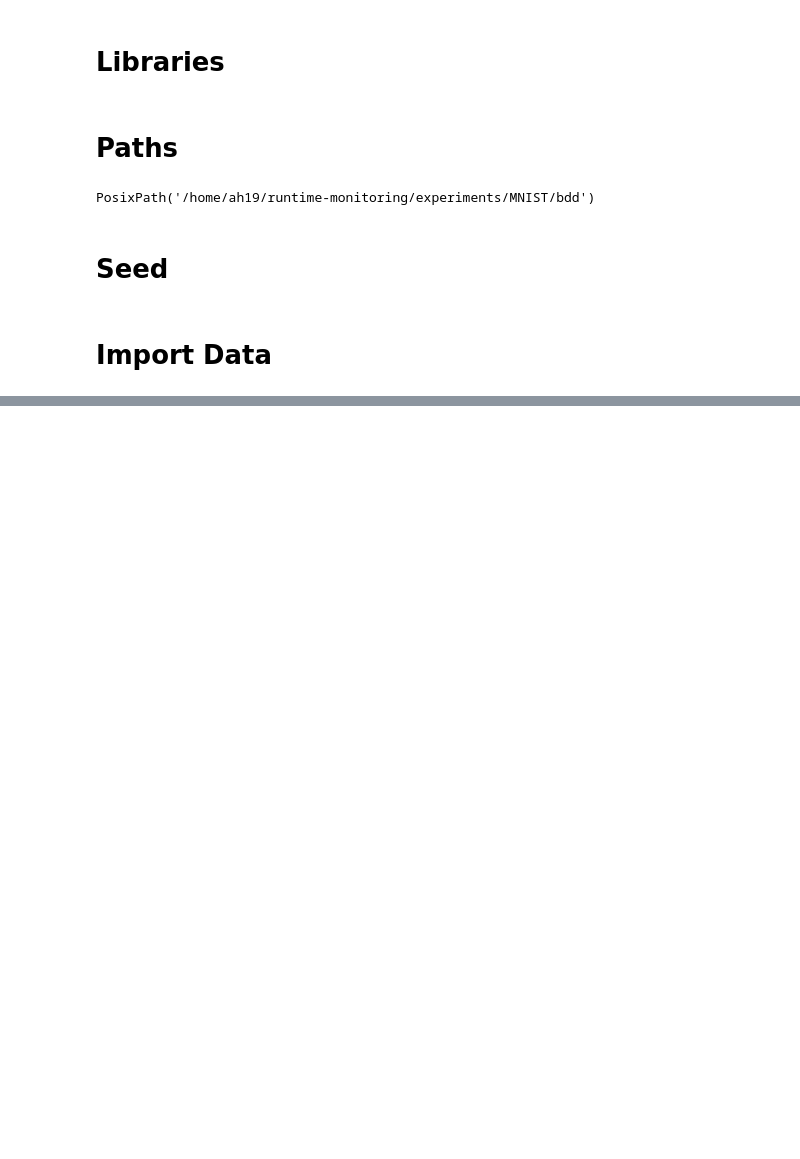
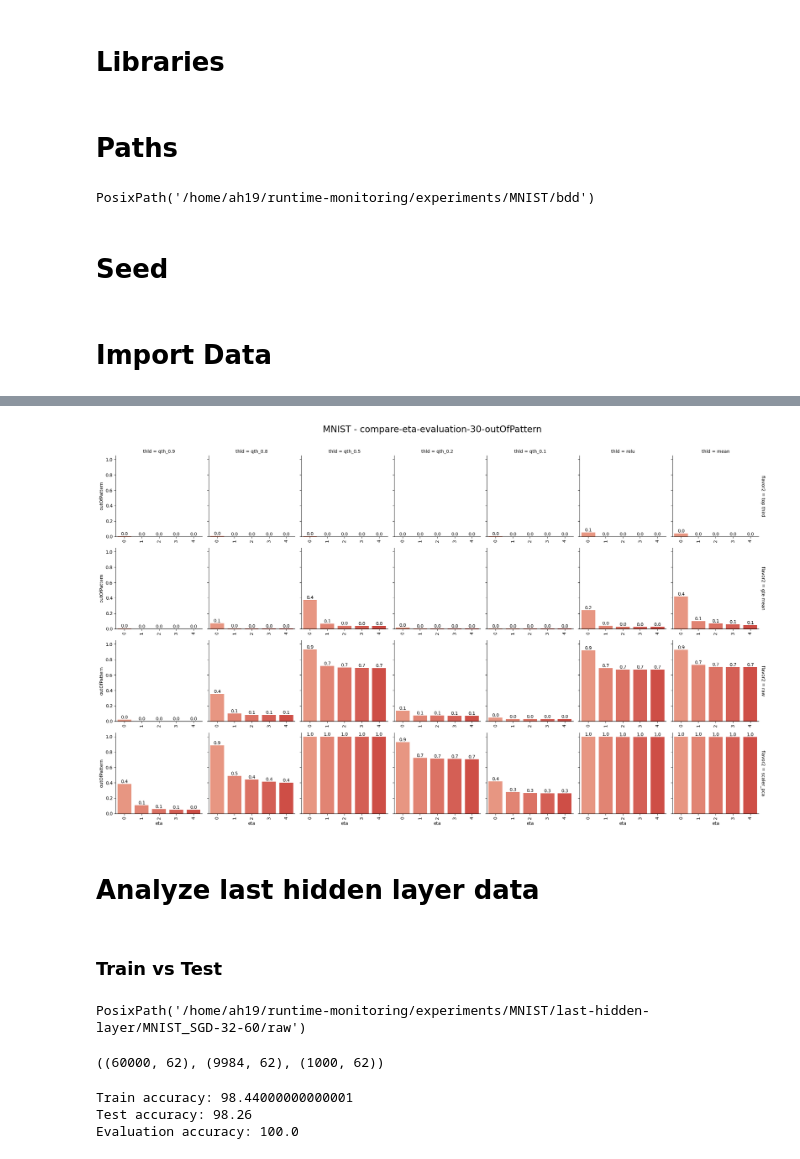
Before and after one commit to ahmadhatahet/runtime-monitoring, a Jupyter notebook: experiments/analyze-bdd-stats.ipynb, the cells around one changed output, grey strips where cells are left out. Drawn from its saved outputs; the diff is of its cells as text; code cells hidden in the pictures; blank space fills up the shorter version.

```diff
--- a/experiments/analyze-bdd-stats.ipynb
+++ b/experiments/analyze-bdd-stats.ipynb
@@ -159,0 +250,47 @@ df_score.loc[(df_score['thld'] == 'relu') &
+# %%
+# show metrics is better for eta 0
+# rows are flavor2
+# columns are metrics
+# bar for each stage
+
+lhl = 30
+stage = 'evaluation'
+
+scores_best_bdd = (df_score['y'] == 'all') & \
+    (df_score['lhl'] == lhl) & \
+    (df_score['stage'] == stage)
+
+
+
+metric = "outOfPattern"
+# metric = "outOfPatternMisclassified"
+
+palette = sns.color_palette('Reds_d', 10)
+scores_best_eta_df = df_score.loc[scores_best_bdd]
+
+sea = sns.FacetGrid(scores_best_eta_df, col="thld", row="flavor2", margin_titles=True, sharex=False,
+                   row_order=['top third', 'gte mean', 'raw', 'scaler_pca']
+)
+sea.map(sns.barplot, "eta", metric, errorbar=None, palette=palette)
+
+
+for k, ax in sea.axes_dict.items():
+    # start y from 0
+    ax.set_ylim(0)
+    # add data labels
+    for container in ax.containers:
+        ax.bar_label(container, fmt='%.1f')
+    # rotate x axis
+    for item in ax.get_xticklabels():
+        item.set_rotation(90)
+
+# # sea.set_titles(row_template='', col_template='')
+
+plt.tight_layout()
+sea.fig.suptitle(f'{DATASET} - compare-eta-{stage}-{lhl}-{metric}', y=1.05, fontsize=20)
+
+# # plt.savefig(path_bdd / f'compare-all-models-{metric}.png', dpi=300, transparent=False)
+
+plt.show()
+# %% [output]
+[figure, added]
@@ -159,0 +311,31 @@ df_score.loc[(df_score['thld'] == 'relu') &
+# %% [markdown]
+# Analyze last hidden layer data
+# %% [markdown]
+### Train vs Test
+# %%
+LHL = 60
+FLAVOR = 'raw'
+
+POSTFIX = f"{optim}-{batch_size}-{LHL}"
+path_lhl = paths['lhl'].parent / f"{DATASET}_{POSTFIX}" / FLAVOR
+path_lhl
+# %% [output]
+PosixPath('/home/ah19/runtime-monitoring/experiments/MNIST/last-hidden-layer/MNIST_SGD-32-60/raw')
+# %%
+col_drop = ['true', 'y']
+
+df_train = pd.read_csv(path_lhl / f"{DATASET}_{POSTFIX}_{FLAVOR}_train.csv")
+df_test = pd.read_csv(path_lhl / f"{DATASET}_{POSTFIX}_{FLAVOR}_test.csv")
+df_eval = pd.read_csv(path_lhl / f"{DATASET}_{POSTFIX}_{FLAVOR}_evaluation.csv")
+
+df_train.shape, df_test.shape, df_eval.shape
+# %% [output]
+((60000, 62), (9984, 62), (1000, 62))
+# %%
+print(f"Train accuracy: {round(df_train['true'].sum() / df_train.shape[0], 4)*100}")
+print(f"Test accuracy: {round(df_test['true'].sum() / df_test.shape[0], 4)*100}")
+print(f"Evaluation accuracy: {round(df_eval['true'].sum() / df_eval.shape[0], 4)*100}")
+# %% [output]
+Train accuracy: 98.44000000000001
+Test accuracy: 98.26
+Evaluation accuracy: 100.0
```
Also changed, not shown: parts of 27 cells of this notebook.
